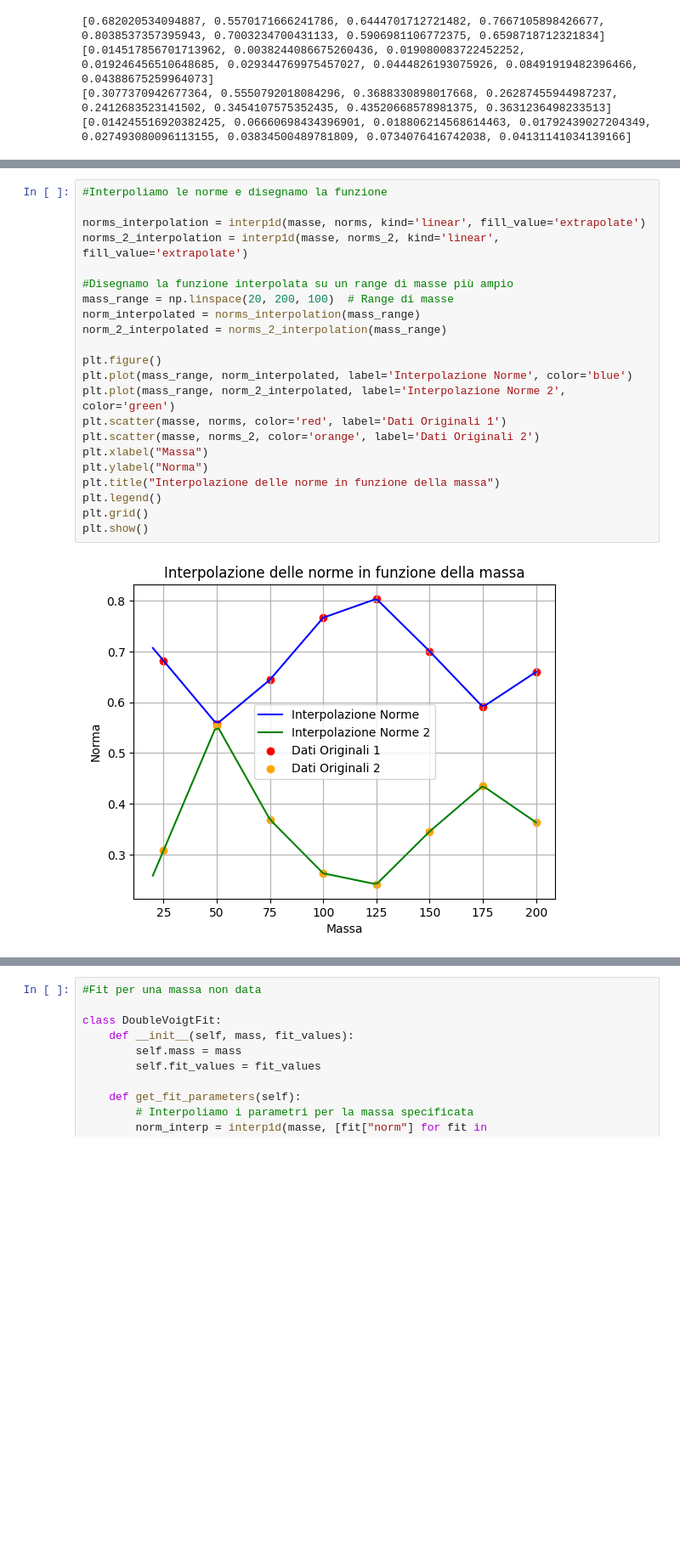
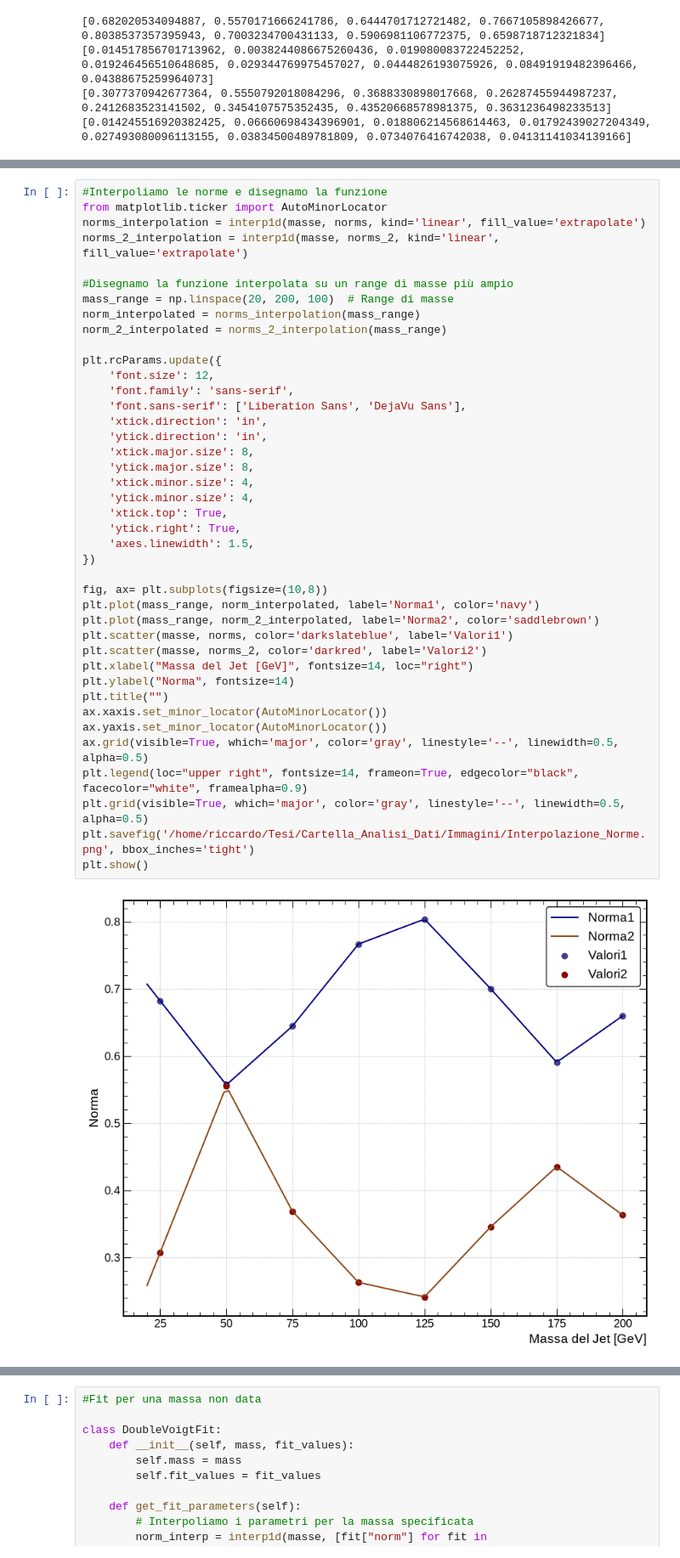
Before and after one commit to riccardocanterini-cyber/Tesi, a Jupyter notebook: Fit_Bifunzione/Interpolazione_BF.ipynb, the cells around one changed output, grey strips where cells are left out. Shown at 85% size. Cells and saved outputs as stored; diff of their text form; blank space fills up the shorter version.

```diff
--- a/Fit_Bifunzione/Interpolazione_BF.ipynb
+++ b/Fit_Bifunzione/Interpolazione_BF.ipynb
@@ -58,27 +59,46 @@ plt.show()
 # %%
 #Interpoliamo le norme e disegnamo la funzione
-
+from matplotlib.ticker import AutoMinorLocator
 norms_interpolation = interp1d(masse, norms, kind='linear', fill_value='extrapolate')
 norms_2_interpolation = interp1d(masse, norms_2, kind='linear', fill_value='extrapolate')
 
 #Disegnamo la funzione interpolata su un range di masse più ampio
 mass_range = np.linspace(20, 200, 100)  # Range di masse
 norm_interpolated = norms_interpolation(mass_range)
 norm_2_interpolated = norms_2_interpolation(mass_range)
 
-plt.figure()
-plt.plot(mass_range, norm_interpolated, label='Interpolazione Norme', color='blue')
-plt.plot(mass_range, norm_2_interpolated, label='Interpolazione Norme 2', color='green')
-plt.scatter(masse, norms, color='red', label='Dati Originali 1')
-plt.scatter(masse, norms_2, color='orange', label='Dati Originali 2')
-plt.xlabel("Massa")
-plt.ylabel("Norma")
-plt.title("Interpolazione delle norme in funzione della massa")
-plt.legend()
-plt.grid()
+plt.rcParams.update({
+    'font.size': 12,
+    'font.family': 'sans-serif',
+    'font.sans-serif': ['Liberation Sans', 'DejaVu Sans'],
+    'xtick.direction': 'in',
+    'ytick.direction': 'in',
+    'xtick.major.size': 8,
+    'ytick.major.size': 8,
+    'xtick.minor.size': 4,
+    'ytick.minor.size': 4,
+    'xtick.top': True,
+    'ytick.right': True,
+    'axes.linewidth': 1.5,
+})
+
+fig, ax= plt.subplots(figsize=(10,8))
+plt.plot(mass_range, norm_interpolated, label='Norma1', color='navy')
+plt.plot(mass_range, norm_2_interpolated, label='Norma2', color='saddlebrown')
+plt.scatter(masse, norms, color='darkslateblue', label='Valori1')
+plt.scatter(masse, norms_2, color='darkred', label='Valori2')
+plt.xlabel("Massa del Jet [GeV]", fontsize=14, loc="right")
+plt.ylabel("Norma", fontsize=14)
+plt.title("")
+ax.xaxis.set_minor_locator(AutoMinorLocator())
+ax.yaxis.set_minor_locator(AutoMinorLocator())
+ax.grid(visible=True, which='major', color='gray', linestyle='--', linewidth=0.5, alpha=0.5)
+plt.legend(loc="upper right", fontsize=14, frameon=True, edgecolor="black", facecolor="white", framealpha=0.9)
+plt.grid(visible=True, which='major', color='gray', linestyle='--', linewidth=0.5, alpha=0.5)
+plt.savefig('/home/riccardo/Tesi/Cartella_Analisi_Dati/Immagini/Interpolazione_Norme.png', bbox_inches='tight')
 plt.show()
 # %% [output]
-[figure, old version]
+[figure, new version]
 # %%
 mu=[fit["mu"] for fit in fit_MH_values.values()]
 mu_errors=[fit["mu"] for fit in fit_MH_errors.values()]
```
Also changed, not shown: parts of 8 cells of this notebook, 15 other files.
